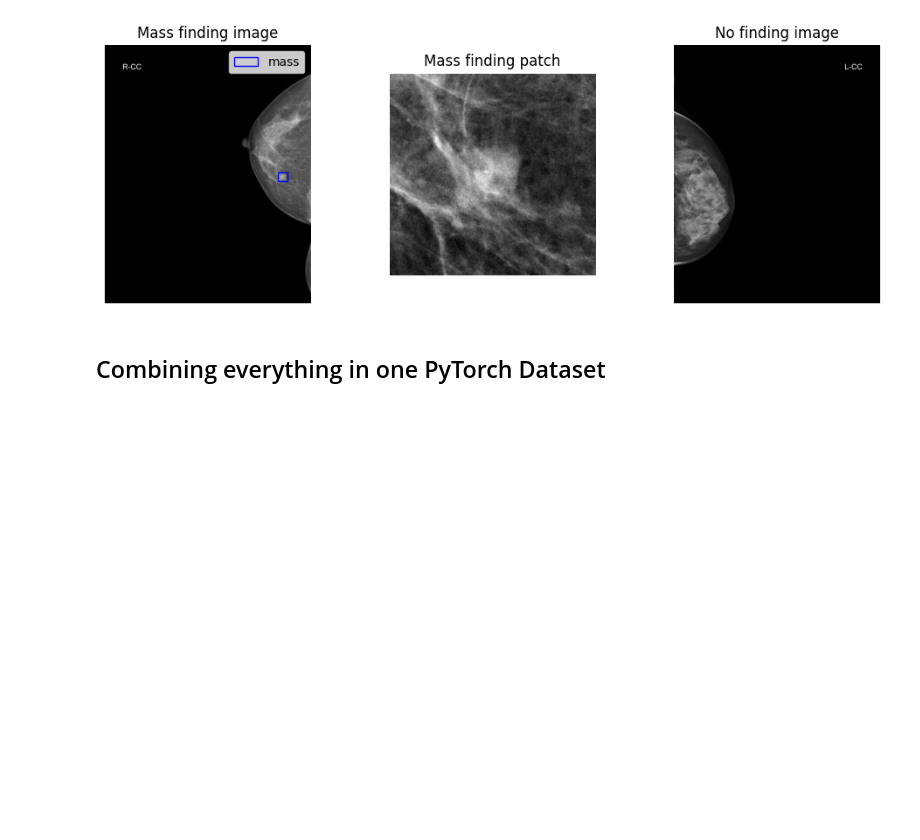
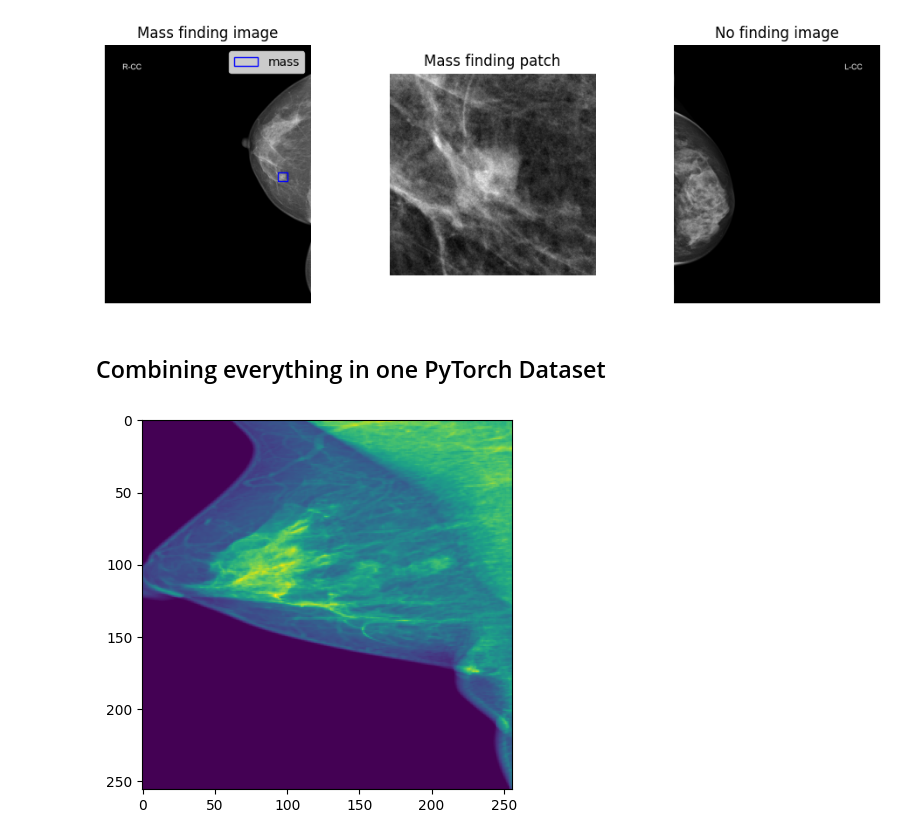
Before and after one commit to KP-AROB/AROB-VINDR, a Jupyter notebook: notebooks/dataset_analysis.ipynb, the cells around one changed output. Cells and saved outputs as stored; diff of their text form; code cells hidden in the pictures; blank space fills up the shorter version.

```diff
--- a/notebooks/dataset_analysis.ipynb
+++ b/notebooks/dataset_analysis.ipynb
@@ -236,3 +236,15 @@ plt.show()
 [figure]
 # %% [markdown]
 ## Combining everything in one PyTorch Dataset
+# %%
+import numpy as np
+
+x_train = np.load('../data/vindr_images_train.npy')
+y_train = np.load('../data/vindr_labels_train.npy')
+
+import matplotlib.pyplot as plt
+
+plt.imshow(x_train[1][0])
+plt.show()
+# %% [output]
+[figure, added]
```
Also changed, not shown: 4 other files.
